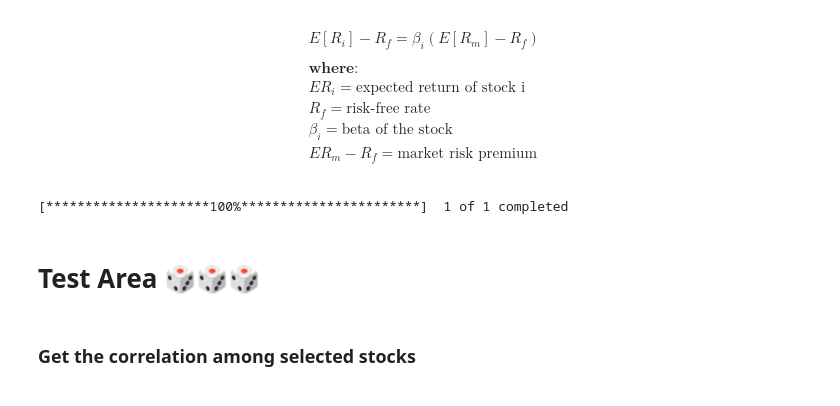
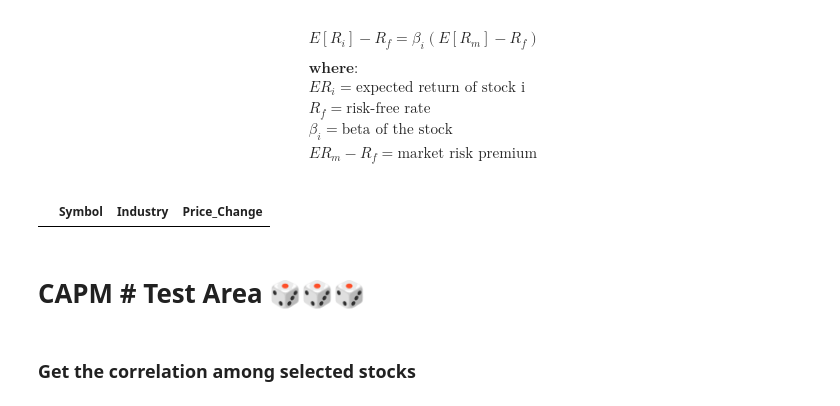
Before and after one commit to josephswlee/Stock-Portfolio, a Jupyter notebook: stock_portfolio_ds2001.ipynb, the cells around one changed output. Drawn from its saved outputs; the diff is of its cells as text; code cells hidden in the pictures.

```diff
--- a/stock_portfolio_ds2001.ipynb
+++ b/stock_portfolio_ds2001.ipynb
@@ -144,4 +147,0 @@ a = AMT.monthly_avg()
-# %%
-a = pd.DataFrame(a)
-# %%
-a.columns=(['AMT'])
@@ -297,7 +299,7 @@ R_f = 0.1625
 class CAPM:
     def __init__(self,stock):
         self.stock = stock
-        #self.industry = sp500['Sector'][sp500[sp500['Symbol'] == self.stock].index.tolist()].tolist()[0]
+        self.industry = sp500['Sector'][sp500[sp500['Symbol'] == self.stock].index.tolist()].tolist()[0]
     def CAPM_stock_industry(self, stock):
         #this is stock monthly percent change
         s = Stock(stock)
@@ -312,11 +314,8 @@ class CAPM:
         pass
 
     def CAPM_market(self, market):
-        #this may be hard coded as it could be VOO or SPY
-        yf.pdr_override()
-        start_sp = '2000-01-01'
-        end_sp = '2020-12-30'
-        sp500 = pdr.get_data_yahoo('^GSPC', start_sp, end_sp)
+        #implement
+        pass
     def beta_sensitivity_stock_industry(self):
         #implement
         pass
@@ -341,23 +340,18 @@ class CAPM:
         return beta_sensitivity_list
 # %%
 test1 = CAPM('AAPL')
-#apple = test1.CAPM_stock_industry(test1.stock)
-#test2 = CAPM('^GSPC')
-#test2.CAPM_stock_industry(test2.stock)
-
+test1.CAPM_stock_industry(test1.stock)
 #test1.industry
-#SP500test = SP500_Operation('AAPL')
-#SP500test.stocks_and_returns_in_industry('Technology')
+SP500test = SP500_Operation('AAPL')
+SP500test.stocks_and_returns_in_industry('Technology')
 #a = test1.monthly_avg()
 #a = pd.DataFrame(a)
 #a.columns=([stock])
 #pch = a.pct_change()
-#test2 = Industry_Operation(apple)
-#test2.total_market_cap('Technology')
 # %% [output]
-[*********************100%***********************]  1 of 1 completed
+|  | Symbol | Industry | Price_Change |
 # %% [markdown]
-# Test Area 🎲🎲🎲
+# CAPM # Test Area 🎲🎲🎲
 # %% [markdown]
 ### Get the correlation among selected stocks
 # %%
```
Also changed, not shown: parts of 13 cells of this notebook.
